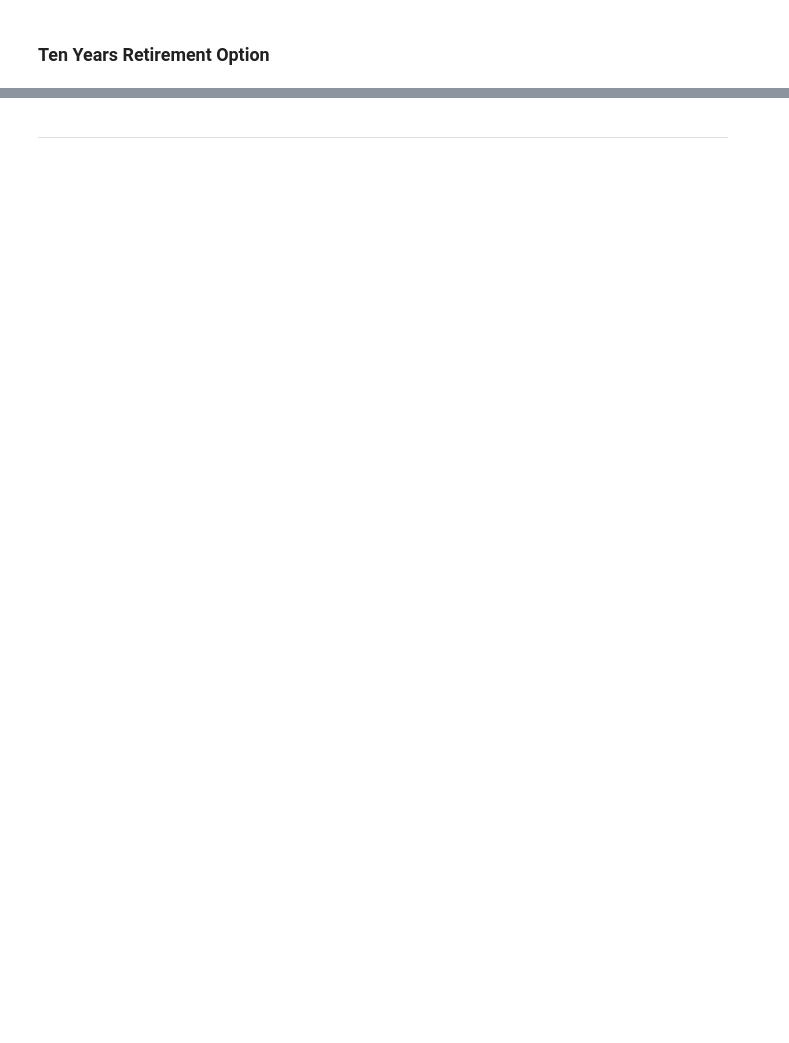
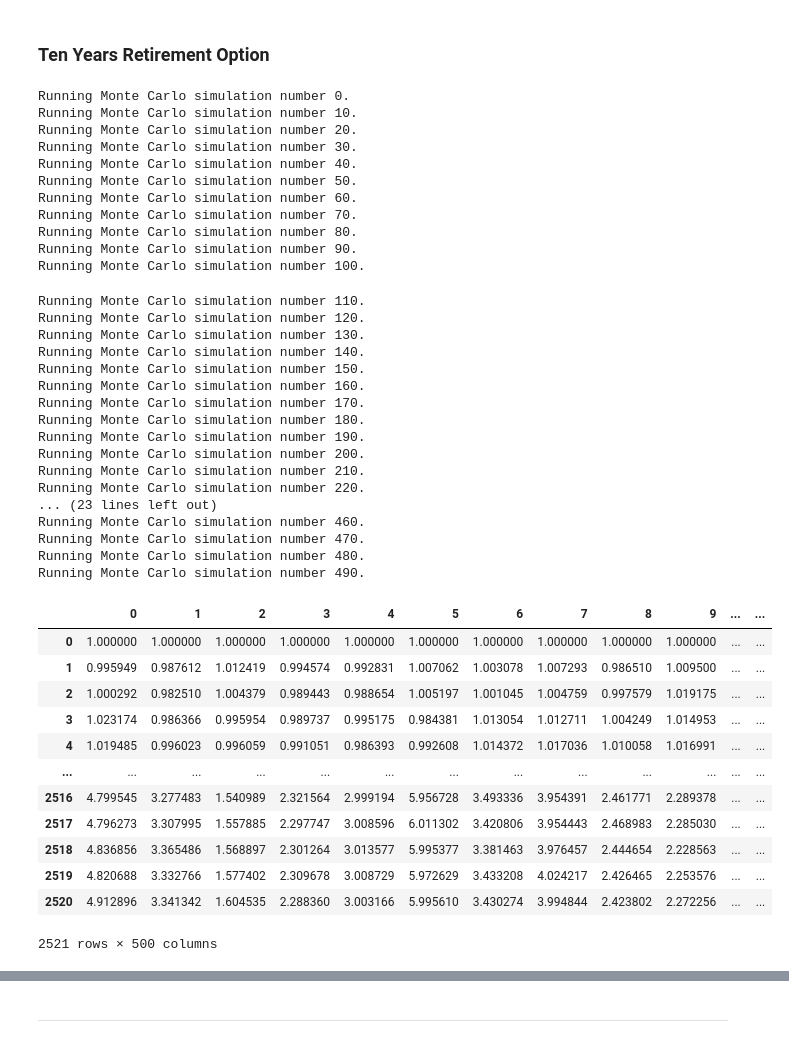
Before and after one commit to Bru-sic/module_05_homework, a Jupyter notebook: Starter_Code/financial-planner.ipynb, the cells around one changed output, grey strips where cells are left out. Drawn from its saved outputs; the diff is of its cells as text; code cells hidden in the pictures; blank space fills up the shorter version.

```diff
--- a/Starter_Code/financial-planner.ipynb
+++ b/Starter_Code/financial-planner.ipynb
@@ -480,3 +487,45 @@ There is a 95% chance that an initial investment of $20000 in the portfolio over
 # %%
-# Configuring a Monte Carlo simulation to forecast 10 years cumulative returns
-# YOUR CODE HERE!
+# Running a Monte Carlo simulation to forecast 10 years cumulative returns
+MC_sim.calc_cumulative_return()
+# %% [output]
+Running Monte Carlo simulation number 0.
+Running Monte Carlo simulation number 10.
+Running Monte Carlo simulation number 20.
+Running Monte Carlo simulation number 30.
+Running Monte Carlo simulation number 40.
+Running Monte Carlo simulation number 50.
+Running Monte Carlo simulation number 60.
+Running Monte Carlo simulation number 70.
+Running Monte Carlo simulation number 80.
+Running Monte Carlo simulation number 90.
+Running Monte Carlo simulation number 100.
+Running Monte Carlo simulation number 110.
+Running Monte Carlo simulation number 120.
+Running Monte Carlo simulation number 130.
+Running Monte Carlo simulation number 140.
+Running Monte Carlo simulation number 150.
+Running Monte Carlo simulation number 160.
+Running Monte Carlo simulation number 170.
+Running Monte Carlo simulation number 180.
+Running Monte Carlo simulation number 190.
+Running Monte Carlo simulation number 200.
+Running Monte Carlo simulation number 210.
+Running Monte Carlo simulation number 220.
+... (23 lines left out)
+Running Monte Carlo simulation number 460.
+Running Monte Carlo simulation number 470.
+Running Monte Carlo simulation number 480.
+Running Monte Carlo simulation number 490.
+|  | 0 | 1 | 2 | 3 | 4 | 5 | 6 | 7 | 8 | 9 | ... | ... |
+| 0 | 1.000000 | 1.000000 | 1.000000 | 1.000000 | 1.000000 | 1.000000 | 1.000000 | 1.000000 | 1.000000 | 1.000000 | ... | ... |
+| 1 | 0.995949 | 0.987612 | 1.012419 | 0.994574 | 0.992831 | 1.007062 | 1.003078 | 1.007293 | 0.986510 | 1.009500 | ... | ... |
+| 2 | 1.000292 | 0.982510 | 1.004379 | 0.989443 | 0.988654 | 1.005197 | 1.001045 | 1.004759 | 0.997579 | 1.019175 | ... | ... |
+| 3 | 1.023174 | 0.986366 | 0.995954 | 0.989737 | 0.995175 | 0.984381 | 1.013054 | 1.012711 | 1.004249 | 1.014953 | ... | ... |
+| 4 | 1.019485 | 0.996023 | 0.996059 | 0.991051 | 0.986393 | 0.992608 | 1.014372 | 1.017036 | 1.010058 | 1.016991 | ... | ... |
+| ... | ... | ... | ... | ... | ... | ... | ... | ... | ... | ... | ... | ... |
+| 2516 | 4.799545 | 3.277483 | 1.540989 | 2.321564 | 2.999194 | 5.956728 | 3.493336 | 3.954391 | 2.461771 | 2.289378 | ... | ... |
+| 2517 | 4.796273 | 3.307995 | 1.557885 | 2.297747 | 3.008596 | 6.011302 | 3.420806 | 3.954443 | 2.468983 | 2.285030 | ... | ... |
+| 2518 | 4.836856 | 3.365486 | 1.568897 | 2.301264 | 3.013577 | 5.995377 | 3.381463 | 3.976457 | 2.444654 | 2.228563 | ... | ... |
+| 2519 | 4.820688 | 3.332766 | 1.577402 | 2.309678 | 3.008729 | 5.972629 | 3.433208 | 4.024217 | 2.426465 | 2.253576 | ... | ... |
+| 2520 | 4.912896 | 3.341342 | 1.604535 | 2.288360 | 3.003166 | 5.995610 | 3.430274 | 3.994844 | 2.423802 | 2.272256 | ... | ... |
+2521 rows × 500 columns
```
Also changed, not shown: parts of 28 cells of this notebook, 2 other files.
